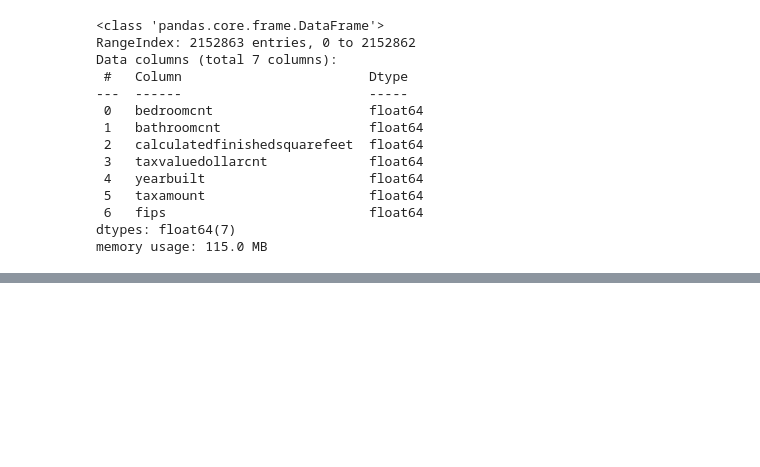
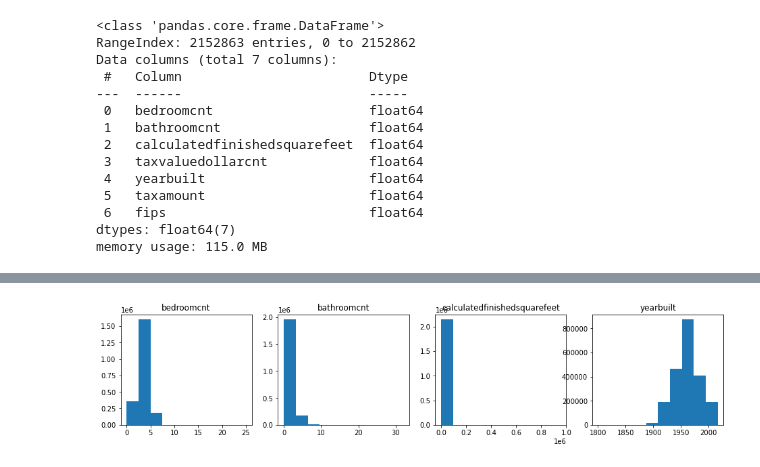
Before and after one commit to jeffakins/regression_exercises, a Jupyter notebook: wrangle.ipynb, the cells around one changed output, grey strips where cells are left out. Cells and saved outputs as stored; diff of their text form; code cells hidden in the pictures; blank space fills up the shorter version.

Commit message:
Complete with zillow prep

```diff
--- a/wrangle.ipynb
+++ b/wrangle.ipynb
@@ -38,0 +97,4 @@ zillow.shape
+# %%
+# Dropping the null values
+zillow = zillow.dropna()
+zillow.info()
@@ -38,0 +131,8 @@ zillow.shape
+# %%
+# Change bedroom count, year built, calculated finished squarefeet, and fips value type to int
+zillow.bedroomcnt = zillow.bedroomcnt.astype('int64')
+zillow.calculatedfinishedsquarefeet = zillow.calculatedfinishedsquarefeet.astype('int64')
+zillow.yearbuilt = zillow.yearbuilt.astype('int64')
+zillow.fips = zillow.fips.astype('int64')
+
+zillow.info()
@@ -38,0 +154,24 @@ zillow.shape
+# %%
+plt.figure(figsize=(16, 3))
+
+# List of columns
+cols = ['bedroomcnt', 'bathroomcnt', 'calculatedfinishedsquarefeet', 'yearbuilt']
+
+for i, col in enumerate(cols):
+
+    # i starts at 0, but plot nos should start at 1
+    plot_number = i + 1
+
+    # Create subplot.
+    plt.subplot(1,4, plot_number)
+
+    # Title with column name.
+    plt.title(col)
+
+    # Display histogram for column.
+    zillow[col].hist(bins=10)
+
+    # Hide gridlines.
+    plt.grid(False)
+# %% [output]
+[figure, added]
```
Also changed, not shown: parts of 20 cells of this notebook.
